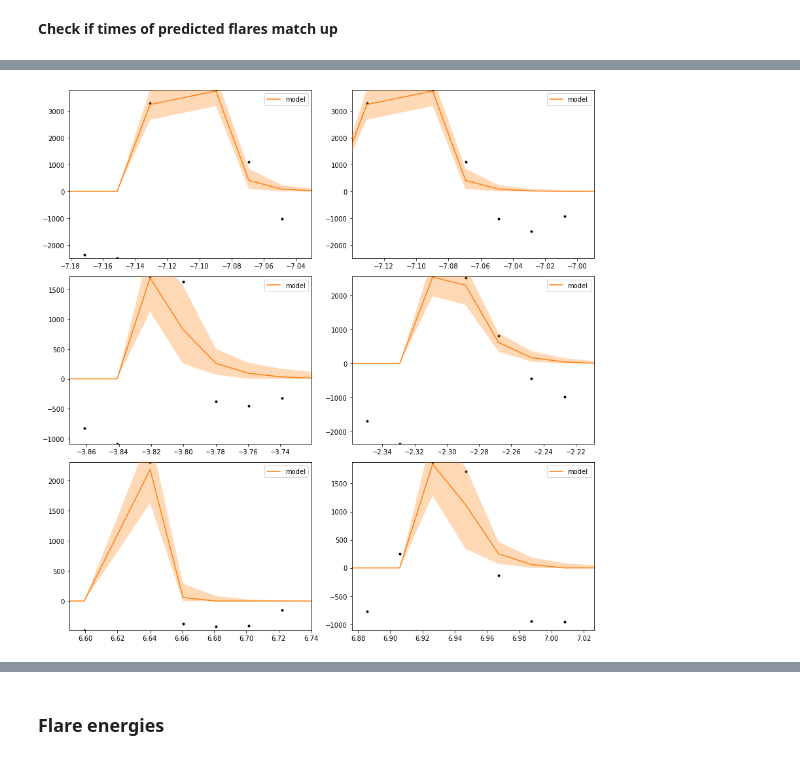
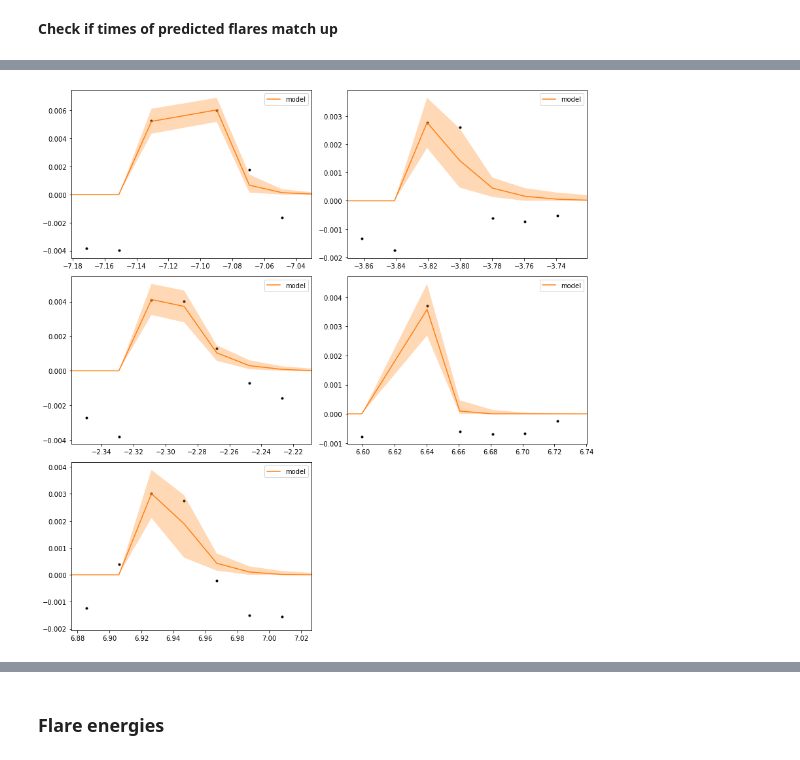
Before and after one commit to exoclam/epic-246301900, a Jupyter notebook: xoflares-epic246301900-post-flare-pre-gap.ipynb, the cells around one changed output, grey strips where cells are left out. Cells and saved outputs as stored; diff of their text form; code cells hidden in the pictures.

Commit message:
using fractional flux as input to flare model now; also cumulative ffd

```diff
--- a/xoflares-epic246301900-post-flare-pre-gap.ipynb
+++ b/xoflares-epic246301900-post-flare-pre-gap.ipynb
@@ -89,17 +93,18 @@ def calculate_ref_time(lc):
 3255
 # %%
 # get a smoothed version of the light curve
-smooth = savgol_filter(post.PDCSAP_FLUX, 13, polyorder=3)
-resid = post.PDCSAP_FLUX - smooth
+norm_y = normalize_flux(post.PDCSAP_FLUX)
+smooth = savgol_filter(norm_y, 13, polyorder=3)
+resid = norm_y - smooth
 mask = resid < 3.5*np.sqrt(np.mean(resid**2))
 
 plt.figure(figsize=(10, 5))
-plt.plot(post.TIME, post.PDCSAP_FLUX, "r")
-plt.plot(post.TIME[mask], post.PDCSAP_FLUX[mask], "k")
+plt.plot(post.TIME, norm_y, "r")
+plt.plot(post.TIME[mask], norm_y[mask], "k")
 plt.plot(post.TIME, smooth)
 plt.xlabel("time [days]")
 plt.ylabel("de-trended flux [ppt]")
 plt.title("initial de-trended light curve")
-plt.ylim(580000, 680000)
+#plt.ylim(580000, 680000)
 plt.xlim(post.TIME.min(), post.TIME.max());
 # %% [output]
@@ -175,7 +177,8 @@ axes = axes.flatten()
 for i in range(npeaks):
     ax = axes[i]
     ax.plot(x, y)
-    ax.axvline(tpeaks[i], np.min(y), np.max(y), color='r', linestyle=':')
+    #ax.axvline(tpeaks[i], np.min(y), np.max(y), color='r', linestyle=':')
+    ax.axvline(tpeaks[i], -1, 1, color='r', linestyle=':')
     ax.set_xlim(tpeaks[i]-0.2, tpeaks[i]+0.2)
-    ax.set_ylim(np.min(y), np.max(ampls[i]+3))
+    #ax.set_ylim(np.min(y), np.max(ampls[i]+3))
 # %% [output]
@@ -186,7 +189,6 @@ axes = axes.flatten()
 for i in range(npeaks):
     ax = axes[i]
     ax.plot(x, y)
-    ax.axvline(tpeaks[i], np.min(y), np.max(y), color='r', linestyle=':')
-    #ax.set_xlim(tpeaks[i]-0.2, tpeaks[i]+0.2)
-    #ax.set_ylim(np.min(y), np.max(ampls[i]+3))
+    #ax.axvline(tpeaks[i], np.min(y), np.max(y), color='r', linestyle=':')
+    ax.axvline(tpeaks[i], -1, 1, color='r', linestyle=':')
 # %% [output]
@@ -423,24 +435,27 @@ pm.summary(trace, varnames= ['logAmpl', 'logFwhm', 'tpeak', 'logs2', 'mean'], )
+# %%
+tpeaks = np.delete(tpeaks, 1)
 # %%
 flc =  np.percentile(trace['flare_lc'], [5, 50, 95], axis=0)
 fig, axes = plt.subplots(ncols=2, nrows=np.ceil(npeaks/2).astype(int), figsize=[12,npeaks*2])
 axes = axes.flatten()
-for i in range(npeaks):
-    timemask = (x >= tpeaks[i]-0.2) * (x < tpeaks[i]+0.2)
+for i in range(npeaks-1): # cause we double counted one
+    timemask = (x >= tpeaks[i]-0.2) & (x < tpeaks[i]+0.2)
     ax = axes[i]
     ax.plot(x[timemask], y[timemask], '.k')
     ax.plot(x[timemask], flc[1][timemask], color="C1", label="model")
     art = ax.fill_between(x[timemask], flc[0][timemask],
                           flc[2][timemask], color="C1", alpha=0.3,
                                zorder=1000)
     art.set_edgecolor("none")
     ax.set_xlim(tpeaks[i]-0.05, tpeaks[i]+0.1)
-    ax.set_ylim(np.min(y[timemask]) - 1, 1 + np.max(y[timemask]))
+    #ax.set_ylim(np.min(y[timemask]) - 1, 1 + np.max(y[timemask]))
     ax.legend()
 
+fig.delaxes(axes[5])
 fig.tight_layout()
-#fig.savefig('flare-model.png')
+fig.savefig('flare-model-postflare-pregap.png')
 # %% [output]
-[figure, old version]
+[figure, new version]
 # %%
 # for some reason, pymc wants to access trace at index 0 when trace starts at 1...so I cheat to make this work
 trace._straces[0] = trace._straces[1]
```
Also changed, not shown: parts of 17 cells of this notebook, 2 other files.
